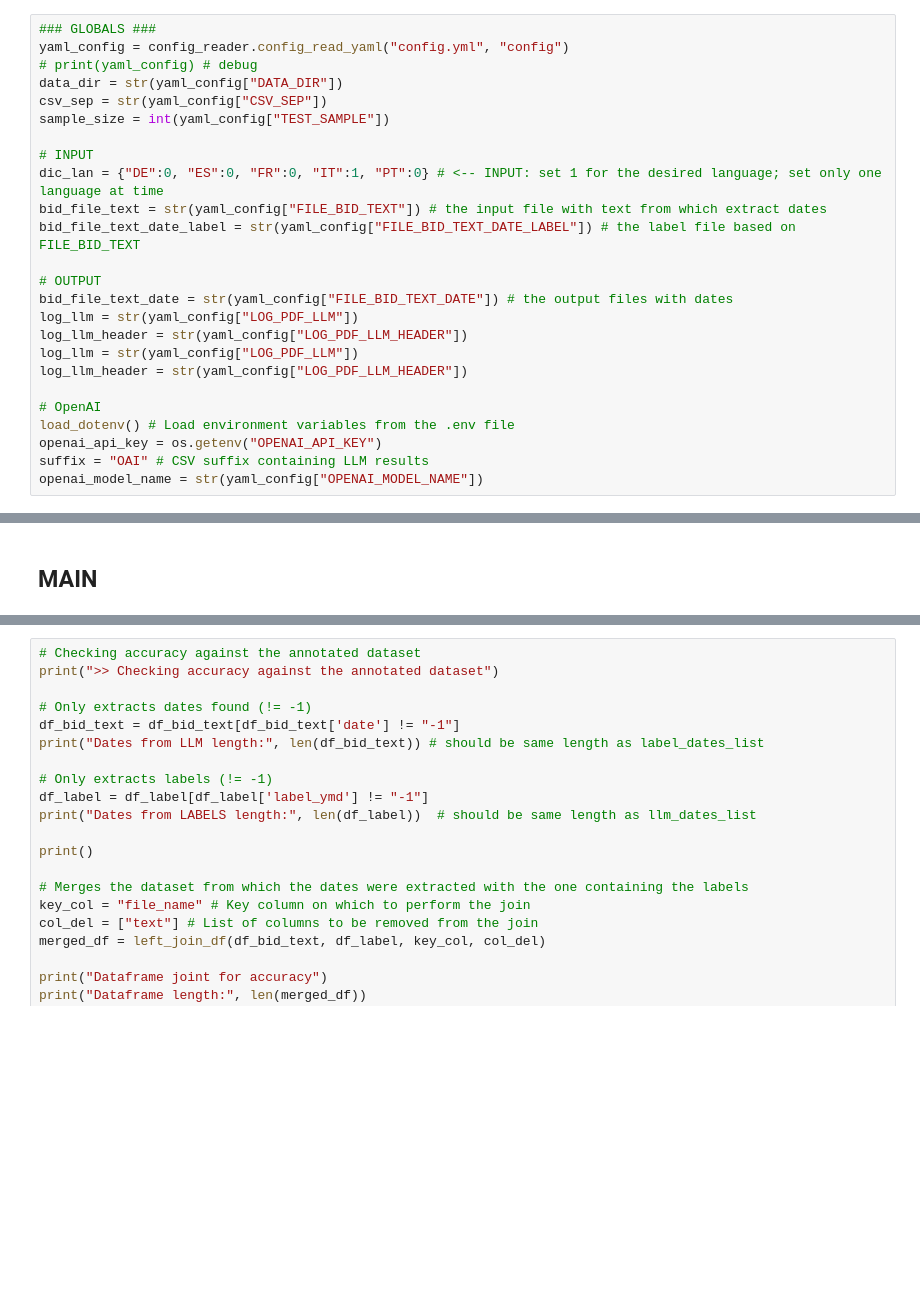
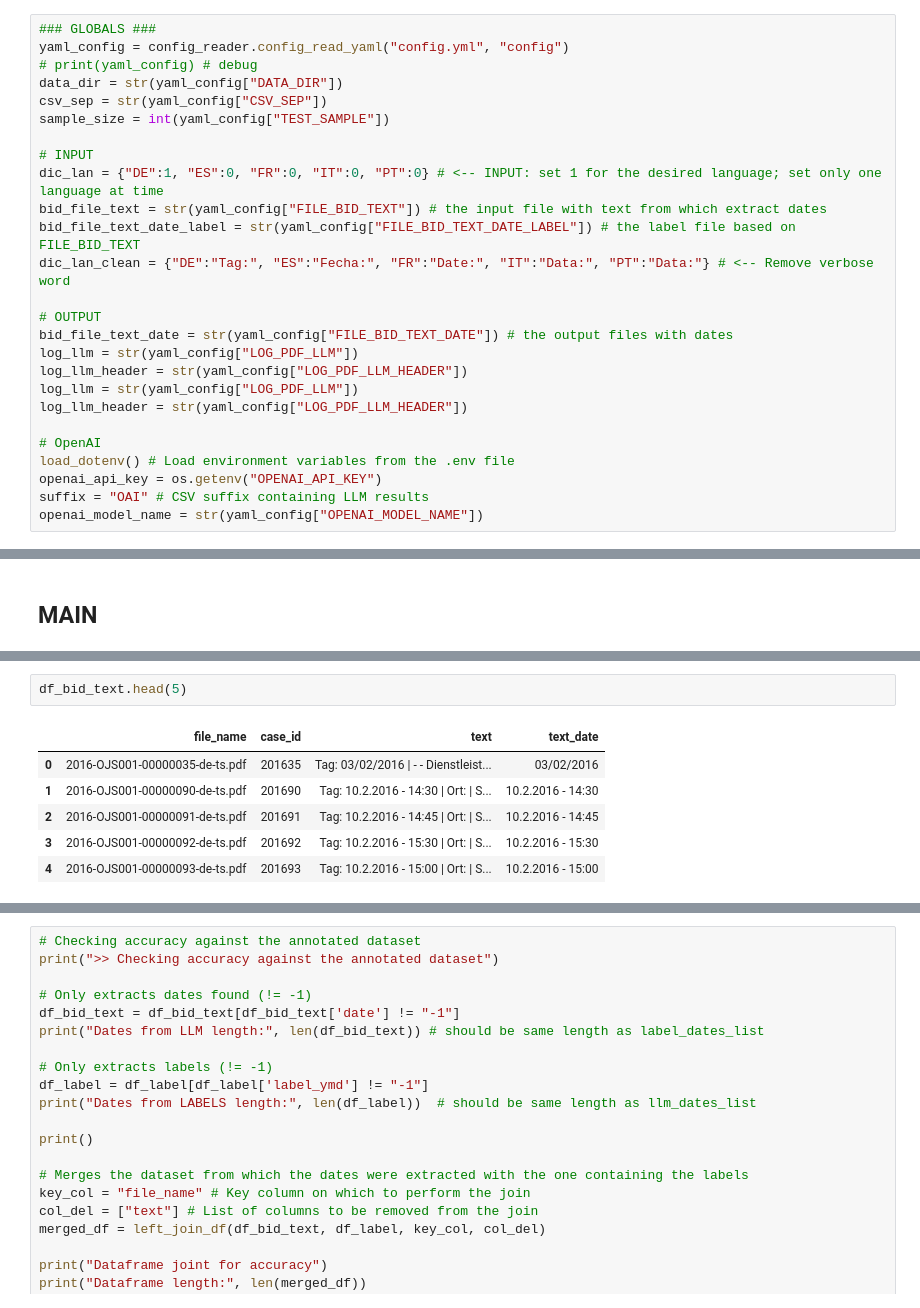
Before and after one commit to roberto-nai/TED-OD-LLM, a Jupyter notebook: 02_read_date_OPENAI.ipynb, the cells around one changed output, grey strips where cells are left out. Cells and saved outputs as stored; diff of their text form; blank space fills up the shorter version.

```diff
--- a/02_read_date_OPENAI.ipynb
+++ b/02_read_date_OPENAI.ipynb
@@ -28,9 +28,10 @@ csv_sep = str(yaml_config["CSV_SEP"])
 sample_size = int(yaml_config["TEST_SAMPLE"])
 
 # INPUT
-dic_lan = {"DE":0, "ES":0, "FR":0, "IT":1, "PT":0} # <-- INPUT: set 1 for the desired language; set only one language at time
+dic_lan = {"DE":1, "ES":0, "FR":0, "IT":0, "PT":0} # <-- INPUT: set 1 for the desired language; set only one language at time
 bid_file_text = str(yaml_config["FILE_BID_TEXT"]) # the input file with text from which extract dates
 bid_file_text_date_label = str(yaml_config["FILE_BID_TEXT_DATE_LABEL"]) # the label file based on FILE_BID_TEXT
+dic_lan_clean = {"DE":"Tag:", "ES":"Fecha:", "FR":"Date:", "IT":"Data:", "PT":"Data:"} # <-- Remove verbose word
 
 # OUTPUT
 bid_file_text_date = str(yaml_config["FILE_BID_TEXT_DATE"]) # the output files with dates
@@ -178,0 +202,9 @@ print()
+# %%
+df_bid_text.head(5)
+# %% [output]
+|  | file_name | case_id | text | text_date |
+| 0 | 2016-OJS001-00000035-de-ts.pdf | 201635 | Tag: 03/02/2016 | - - Dienstleist... | 03/02/2016 |
+| 1 | 2016-OJS001-00000090-de-ts.pdf | 201690 | Tag: 10.2.2016 - 14:30 | Ort: | S... | 10.2.2016 - 14:30 |
+| 2 | 2016-OJS001-00000091-de-ts.pdf | 201691 | Tag: 10.2.2016 - 14:45 | Ort: | S... | 10.2.2016 - 14:45 |
+| 3 | 2016-OJS001-00000092-de-ts.pdf | 201692 | Tag: 10.2.2016 - 15:30 | Ort: | S... | 10.2.2016 - 15:30 |
+| 4 | 2016-OJS001-00000093-de-ts.pdf | 201693 | Tag: 10.2.2016 - 15:00 | Ort: | S... | 10.2.2016 - 15:00 |
```
Also changed, not shown: parts of 15 cells of this notebook, 4 other files.
